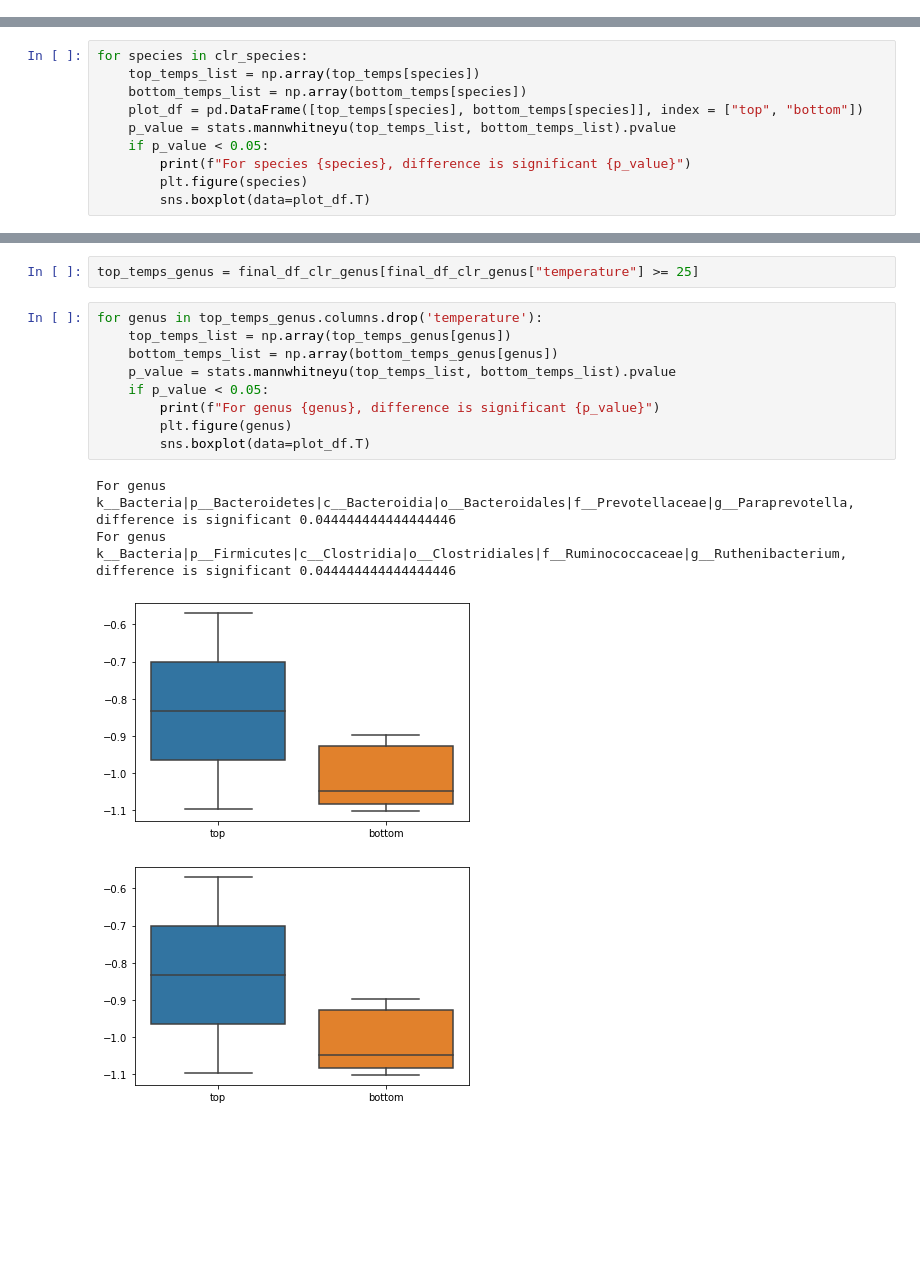
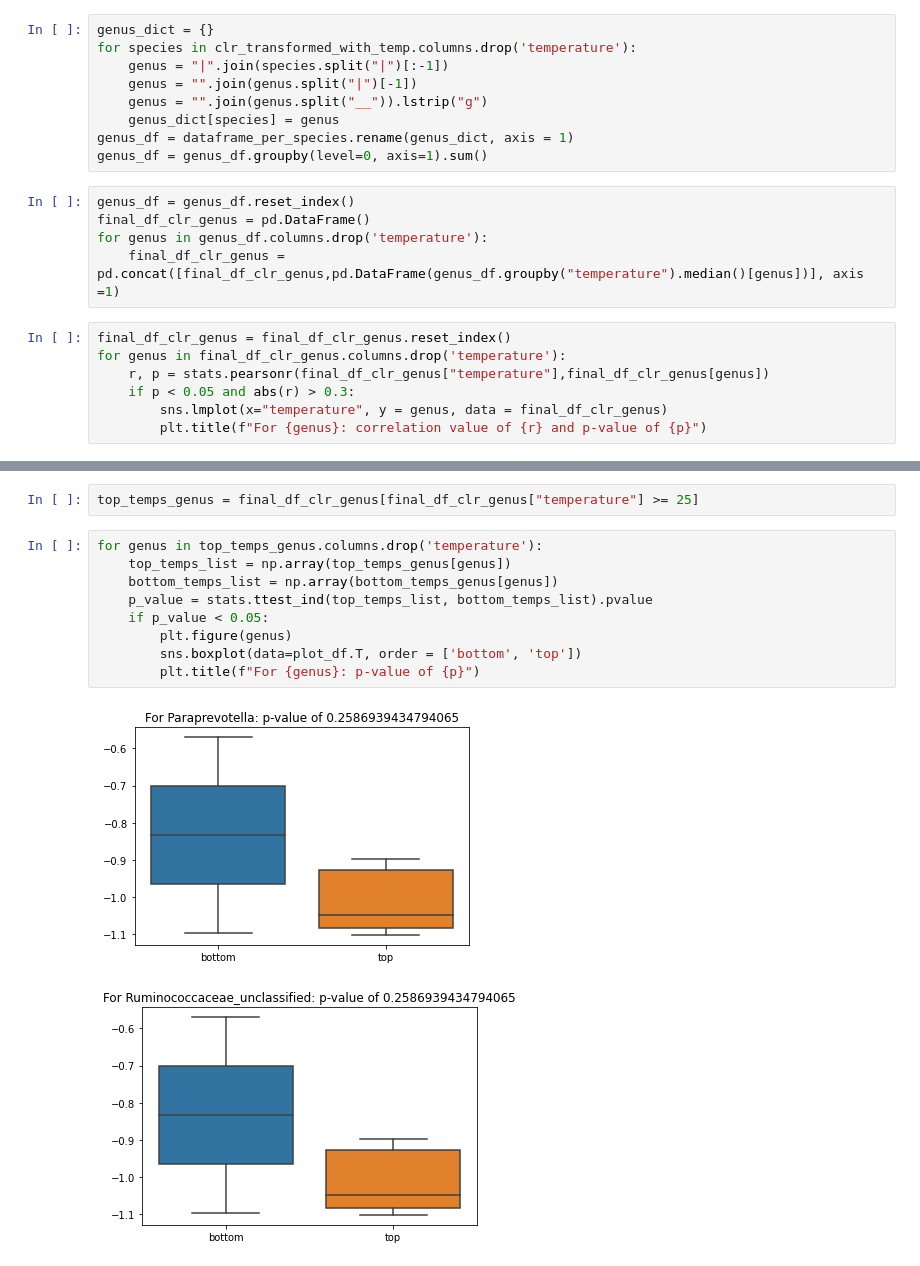
Before and after one commit to SilasK/HumanMetadata, a Jupyter notebook: Temperature_correlation.ipynb, the cells around one changed output, grey strips where cells are left out. Cells and saved outputs as stored; diff of their text form; blank space fills up the shorter version.

```diff
--- a/Temperature_correlation.ipynb
+++ b/Temperature_correlation.ipynb
@@ -101,0 +97,21 @@ for i in clr_transformed_with_temp.columns:
+# %%
+genus_dict = {}
+for species in clr_transformed_with_temp.columns.drop('temperature'):
+    genus = "|".join(species.split("|")[:-1])
+    genus = "".join(genus.split("|")[-1])
+    genus = "".join(genus.split("__")).lstrip("g")
+    genus_dict[species] = genus
+genus_df = dataframe_per_species.rename(genus_dict, axis = 1)
+genus_df = genus_df.groupby(level=0, axis=1).sum()
+# %%
+genus_df = genus_df.reset_index()
+final_df_clr_genus = pd.DataFrame()
+for genus in genus_df.columns.drop('temperature'):
+    final_df_clr_genus = pd.concat([final_df_clr_genus,pd.DataFrame(genus_df.groupby("temperature").median()[genus])], axis =1)
+# %%
+final_df_clr_genus = final_df_clr_genus.reset_index()
+for genus in final_df_clr_genus.columns.drop('temperature'):
+    r, p = stats.pearsonr(final_df_clr_genus["temperature"],final_df_clr_genus[genus])
+    if p < 0.05 and abs(r) > 0.3:
+        sns.lmplot(x="temperature", y = genus, data = final_df_clr_genus)
+        plt.title(f"For {genus}: correlation value of {r} and p-value of {p}")
@@ -176,10 +165,0 @@ top_temps = dataframe_per_species[dataframe_per_species["temperature"] >= 25]
-# %%
-for species in clr_species:
-    top_temps_list = np.array(top_temps[species])
-    bottom_temps_list = np.array(bottom_temps[species])
-    plot_df = pd.DataFrame([top_temps[species], bottom_temps[species]], index = ["top", "bottom"])
-    p_value = stats.mannwhitneyu(top_temps_list, bottom_temps_list).pvalue
-    if p_value < 0.05:
-        print(f"For species {species}, difference is significant {p_value}")
-        plt.figure(species)
-        sns.boxplot(data=plot_df.T)
@@ -205,14 +170,12 @@ top_temps_genus = final_df_clr_genus[final_df_clr_genus["temperature"] >= 25]
 # %%
 for genus in top_temps_genus.columns.drop('temperature'):
     top_temps_list = np.array(top_temps_genus[genus])
     bottom_temps_list = np.array(bottom_temps_genus[genus])
-    p_value = stats.mannwhitneyu(top_temps_list, bottom_temps_list).pvalue
+    p_value = stats.ttest_ind(top_temps_list, bottom_temps_list).pvalue
     if p_value < 0.05:
-        print(f"For genus {genus}, difference is significant {p_value}")
         plt.figure(genus)
-        sns.boxplot(data=plot_df.T)
+        sns.boxplot(data=plot_df.T, order = ['bottom', 'top'])
+        plt.title(f"For {genus}: p-value of {p}")
 # %% [output]
-For genus k__Bacteria|p__Bacteroidetes|c__Bacteroidia|o__Bacteroidales|f__Prevotellaceae|g__Paraprevotella, difference is significant 0.044444444444444446
-For genus k__Bacteria|p__Firmicutes|c__Clostridia|o__Clostridiales|f__Ruminococcaceae|g__Ruthenibacterium, difference is significant 0.044444444444444446
-[figure, old version]
+[figure, new version]
-[figure, old version]
+[figure, new version]
```
Also changed, not shown: parts of 17 cells of this notebook.
